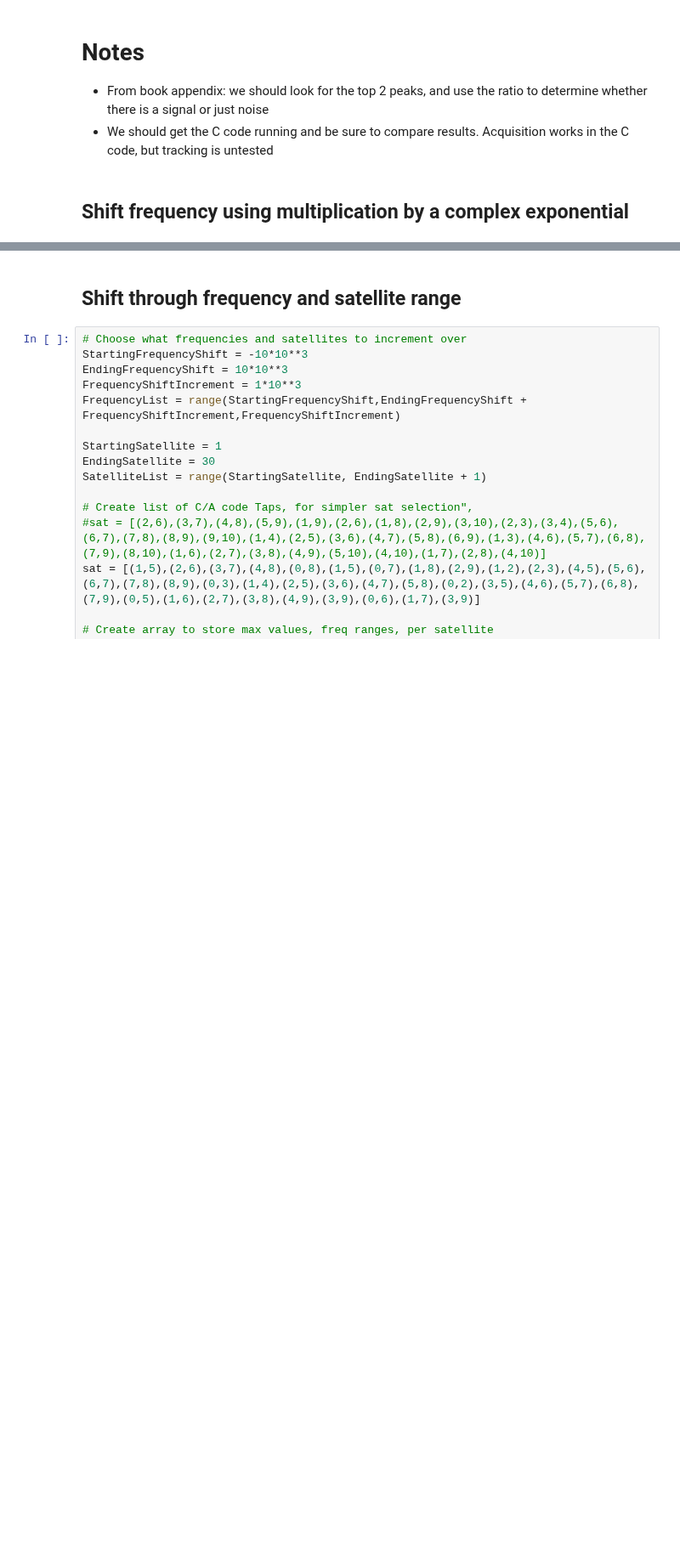
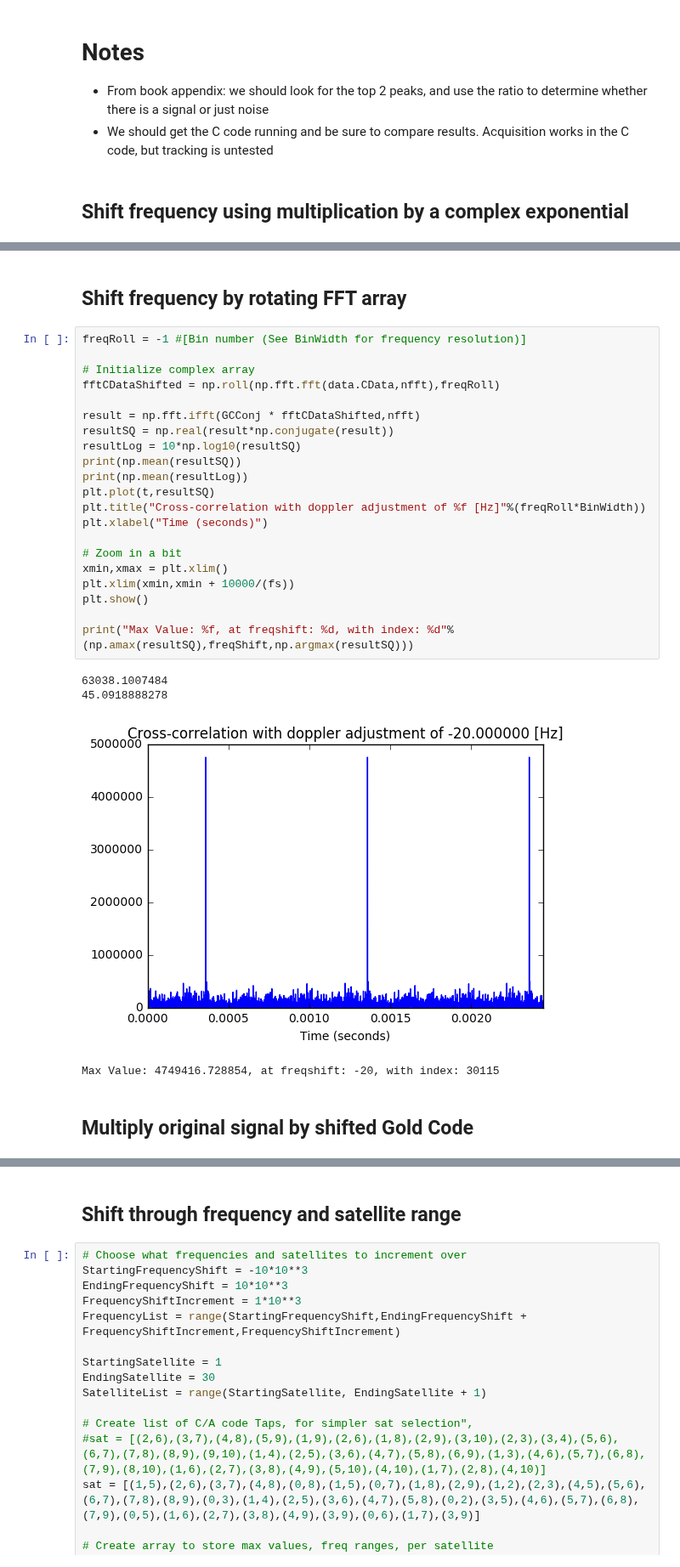
Before and after one commit to psas/gps, a Jupyter notebook: notebooks/Acquisition.ipynb, the cells around one changed output, grey strips where cells are left out. Shown at 85% size. Cells and saved outputs as stored; diff of their text form; blank space fills up the shorter version.

```diff
--- a/notebooks/Acquisition.ipynb
+++ b/notebooks/Acquisition.ipynb
@@ -295 +235,31 @@ print("Max Value: %f, at freqshift: %d, with index: %d div/4: %f"%(np.max(result
+# %% [markdown]
+## Shift frequency by rotating FFT array
+# %%
+freqRoll = -1 #[Bin number (See BinWidth for frequency resolution)]
+
+# Initialize complex array
+fftCDataShifted = np.roll(np.fft.fft(data.CData,nfft),freqRoll)
+
+result = np.fft.ifft(GCConj * fftCDataShifted,nfft)
+resultSQ = np.real(result*np.conjugate(result))
+resultLog = 10*np.log10(resultSQ)
+print(np.mean(resultSQ))
+print(np.mean(resultLog))
+plt.plot(t,resultSQ)
+plt.title("Cross-correlation with doppler adjustment of %f [Hz]"%(freqRoll*BinWidth))
+plt.xlabel("Time (seconds)")
+
+# Zoom in a bit
+xmin,xmax = plt.xlim()
+plt.xlim(xmin,xmin + 10000/(fs))
+plt.show()
+
+print("Max Value: %f, at freqshift: %d, with index: %d"%(np.amax(resultSQ),freqShift,np.argmax(resultSQ)))
+# %% [output]
+63038.1007484
+45.0918888278
+[figure, added]
+Max Value: 4749416.728854, at freqshift: -20, with index: 30115
+# %% [markdown]
+## Multiply original signal by shifted Gold Code
 # %%
```
Also changed, not shown: parts of 21 cells of this notebook.
